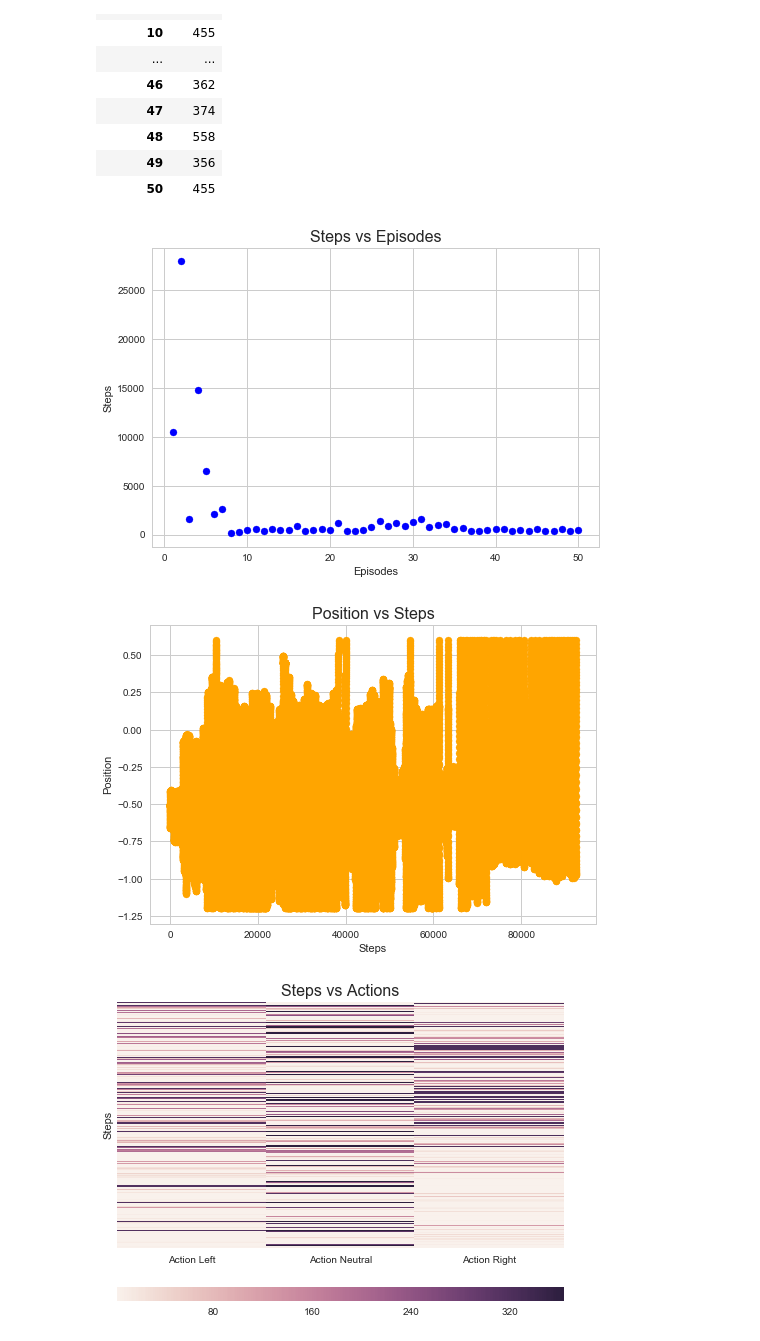
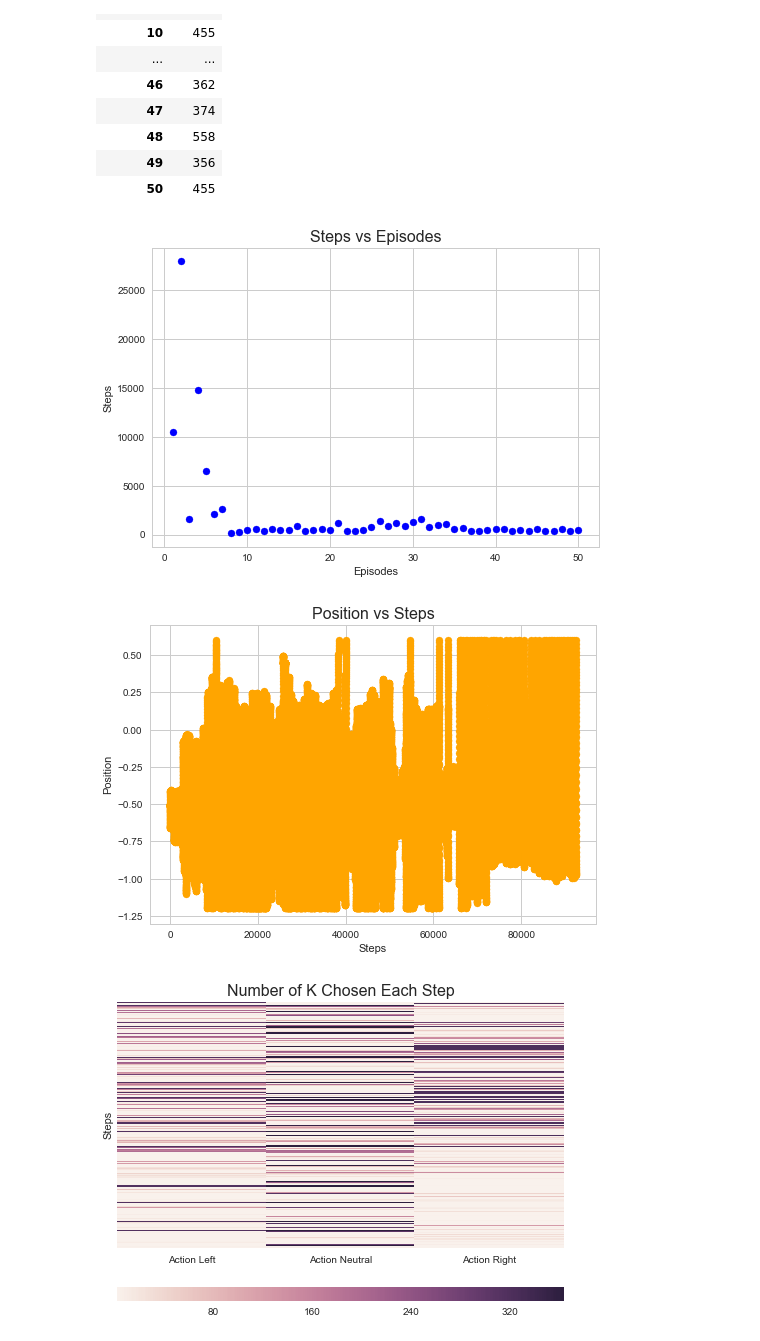
Before and after one commit to maleakhiw/Pessimistic-Neighbourhood-Aggregation-for-States-in-Reinforcement-Learning, a Jupyter notebook: PNA.ipynb, the cells around one changed output. Saved outputs shown, nothing was run; the diff lists cells and outputs as text; code cells hidden in the pictures.

```diff
--- a/PNA.ipynb
+++ b/PNA.ipynb
@@ -822,32 +822,32 @@ plt.xlabel("Episodes")
 plt.ylabel("Steps")
 
 plt.show()
 
 # Create graph for position vs step
 y2 = trajectories
 x2 = np.arange(1, len(y2) + 1)
 plt.scatter(x2, y2, color="orange")
 plt.title("Position vs Steps", fontsize=16)
 plt.xlabel("Steps")
 plt.ylabel("Position")
 
 plt.show()
 
 # Create heatmap showing the k
 data = pd.DataFrame()
 data["Action Left"] = k_left
 data["Action Neutral"] = k_neutral
 data["Action Right"] = k_right
 data["Steps"] = np.arange(1, len(k_left) + 1)
 data.set_index("Steps", inplace=True)
 
 grid_kws = {"height_ratios": (.9, .05), "hspace": .3}
 f, (ax, cbar_ax) = plt.subplots(2, gridspec_kw=grid_kws)
 ax = sns.heatmap(data, ax=ax, cbar_ax=cbar_ax, cbar_kws={"orientation": "horizontal"}, yticklabels=False)
-ax.set_title("Steps vs Actions", fontsize=16)
+ax.set_title("Number of K Chosen Each Step", fontsize=16)
 
 plt.show()
 # %% [output]
 [figure]
 [figure]
-[figure, old version]
+[figure, new version]
```
Also changed, not shown: parts of 1 cell of this notebook.
